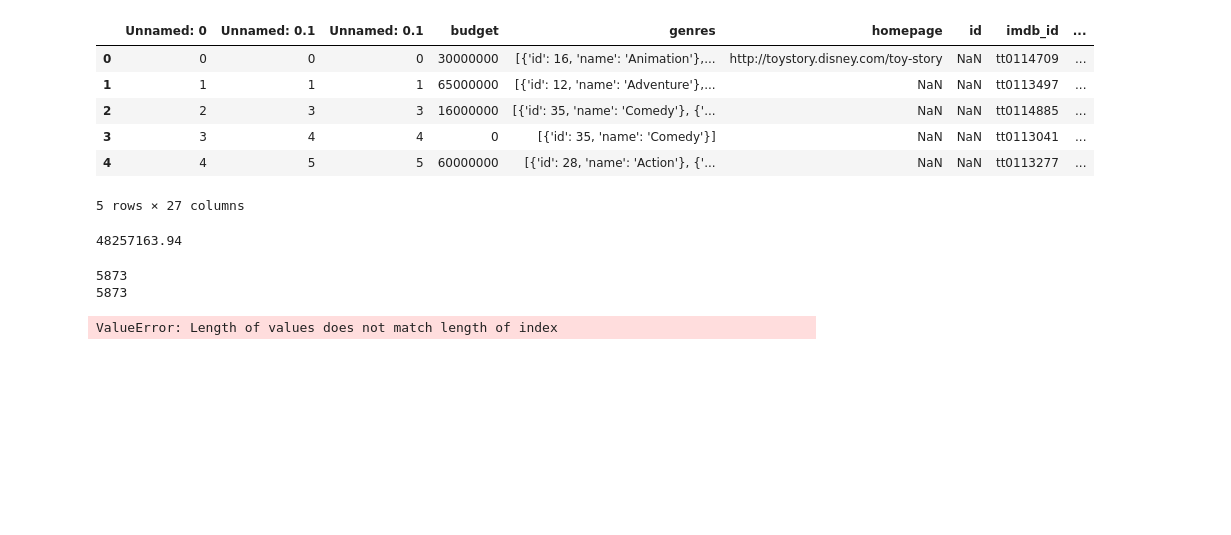
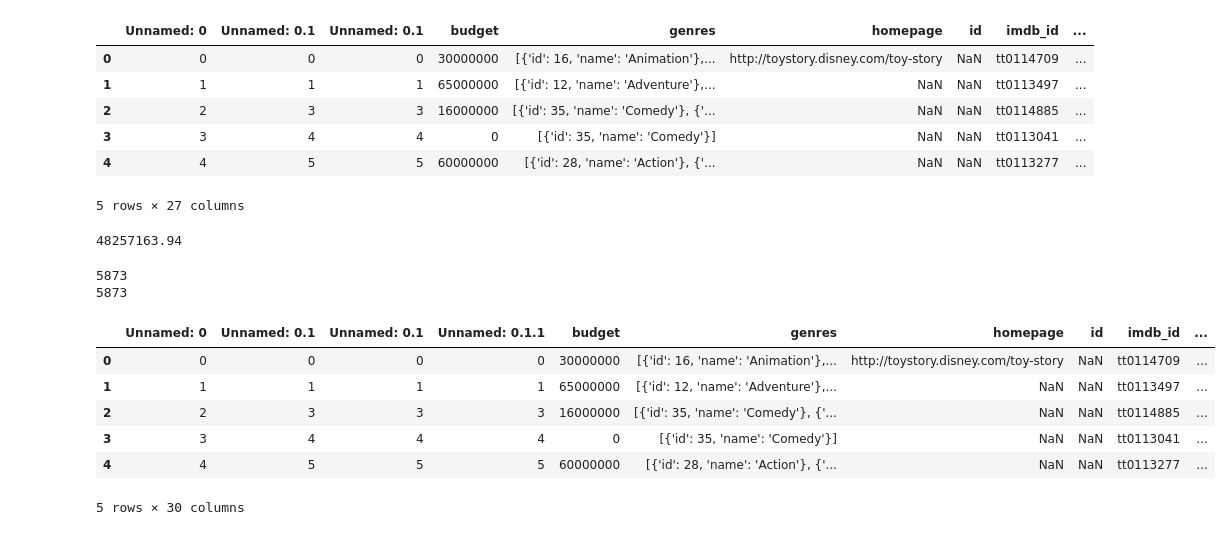
Before and after one commit to apoovey/DataScienceFinalProject, a Jupyter notebook: merge_datasets.ipynb, the cells around one changed output. Cells and saved outputs as stored; diff of their text form; code cells hidden in the pictures; blank space fills up the shorter version.

```diff
--- a/merge_datasets.ipynb
+++ b/merge_datasets.ipynb
@@ -269,32 +269,38 @@ for index, row in data.iterrows():
             if num_g == 1:
 #                 print 'adding'
                 primary_genre.append(token)
             else:
                 secondary_genre.append(token)
 #             print token
         if count == 1:
             count = 0
         if token == 'name':
             count = 1
     if num_g != 2 and num_g != 0:
-        print row
+        secondary_genre.append('none')
     if count == -1:
         if genres == '[]':
             data.drop(index, inplace=True)
             continue
         gs = genres.split('|')
         if len(gs) == 1:
             secondary_genre.append('none')
         else:
             secondary_genre.append(gs[1])
         primary_genre.append(gs[0])
 print len(data)
 print len(primary_genre)
 data['primary_genre'] = primary_genre
 data['secondary_genre'] = secondary_genre
 data.to_csv('data/data_genre.csv')
 data.head()
 # %% [output]
 5873
 5873
+|  | Unnamed: 0 | Unnamed: 0.1 | Unnamed: 0.1 | Unnamed: 0.1.1 | budget | genres | homepage | id | imdb_id | ... |
+| 0 | 0 | 0 | 0 | 0 | 30000000 | [{'id': 16, 'name': 'Animation'},... | http://toystory.disney.com/toy-story | NaN | tt0114709 | ... |
+| 1 | 1 | 1 | 1 | 1 | 65000000 | [{'id': 12, 'name': 'Adventure'},... | NaN | NaN | tt0113497 | ... |
+| 2 | 2 | 3 | 3 | 3 | 16000000 | [{'id': 35, 'name': 'Comedy'}, {'... | NaN | NaN | tt0114885 | ... |
+| 3 | 3 | 4 | 4 | 4 | 0 | [{'id': 35, 'name': 'Comedy'}] | NaN | NaN | tt0113041 | ... |
+| 4 | 4 | 5 | 5 | 5 | 60000000 | [{'id': 28, 'name': 'Action'}, {'... | NaN | NaN | tt0113277 | ... |
-ValueError: Length of values does not match length of index
+5 rows × 30 columns
```
